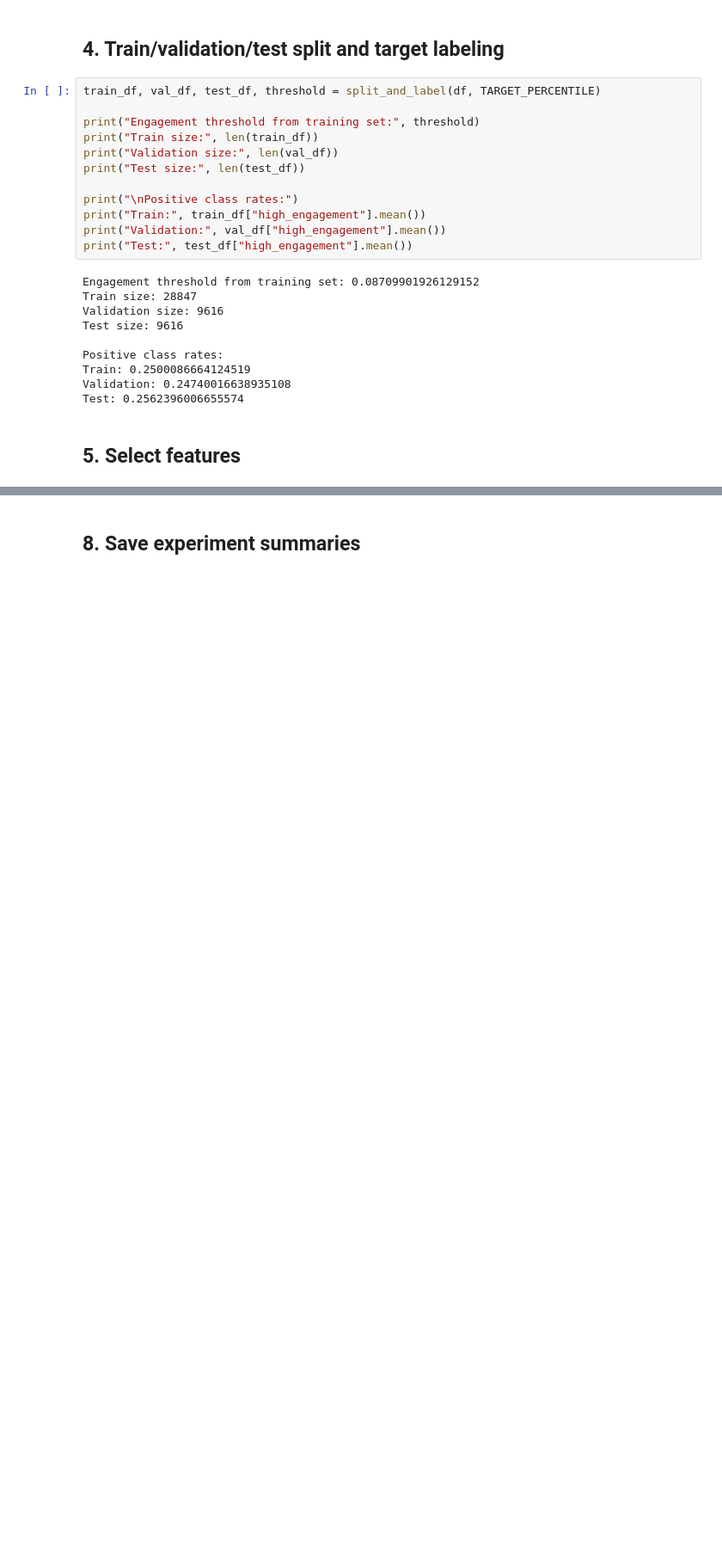
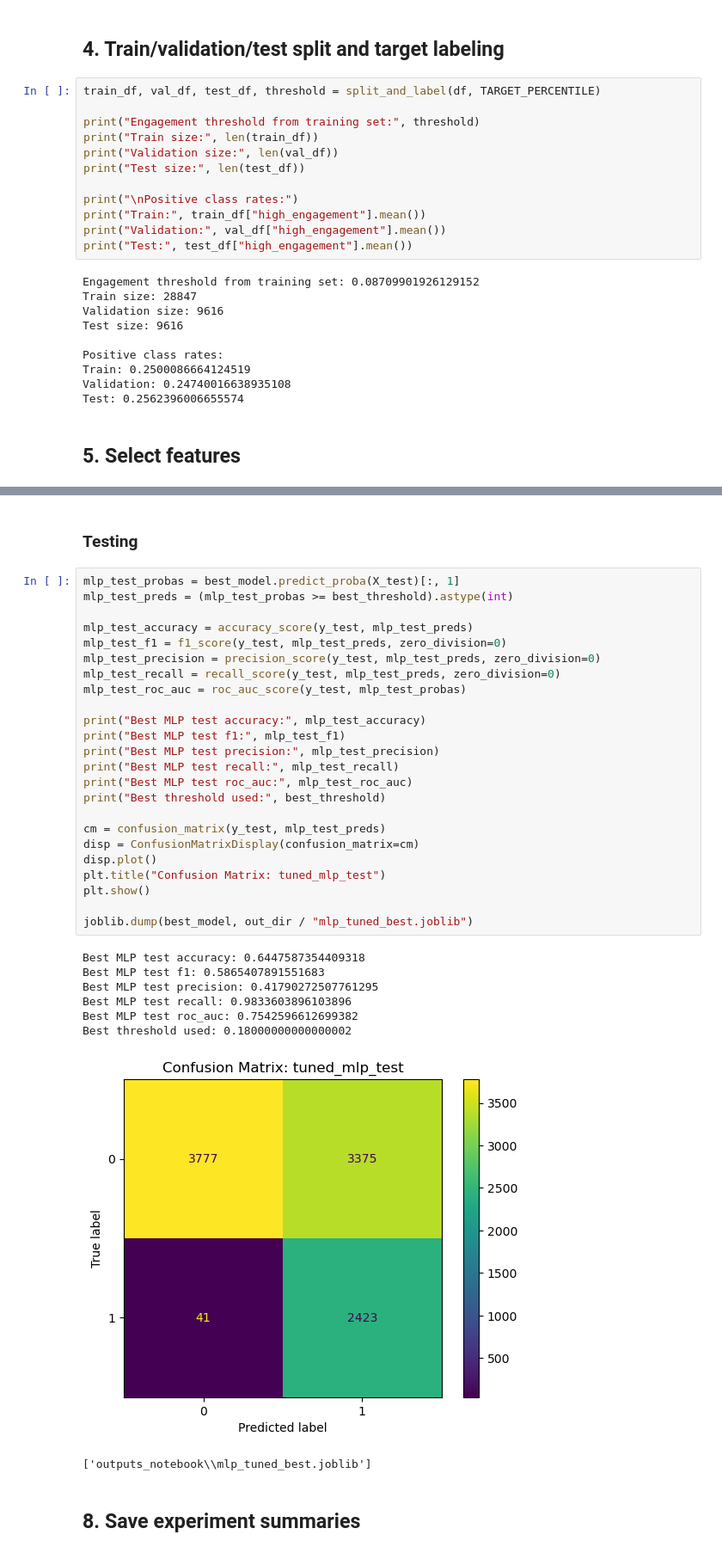
Before and after one commit to taps210/CSC753M, a Jupyter notebook: short_video_engagement_research.ipynb, the cells around one changed output, grey strips where cells are left out. Shown at 86% size. Saved outputs shown, nothing was run; the diff lists cells and outputs as text; blank space fills up the shorter version.

```diff
--- a/short_video_engagement_research.ipynb
+++ b/short_video_engagement_research.ipynb
@@ -626,3 +603,38 @@ Best model by validation ROC-AUC: mlp_existing_impl
+# %% [markdown]
+### Testing
+# %%
+mlp_test_probas = best_model.predict_proba(X_test)[:, 1]
+mlp_test_preds = (mlp_test_probas >= best_threshold).astype(int)
+
+mlp_test_accuracy = accuracy_score(y_test, mlp_test_preds)
+mlp_test_f1 = f1_score(y_test, mlp_test_preds, zero_division=0)
+mlp_test_precision = precision_score(y_test, mlp_test_preds, zero_division=0)
+mlp_test_recall = recall_score(y_test, mlp_test_preds, zero_division=0)
+mlp_test_roc_auc = roc_auc_score(y_test, mlp_test_probas)
+
+print("Best MLP test accuracy:", mlp_test_accuracy)
+print("Best MLP test f1:", mlp_test_f1)
+print("Best MLP test precision:", mlp_test_precision)
+print("Best MLP test recall:", mlp_test_recall)
+print("Best MLP test roc_auc:", mlp_test_roc_auc)
+print("Best threshold used:", best_threshold)
+
+cm = confusion_matrix(y_test, mlp_test_preds)
+disp = ConfusionMatrixDisplay(confusion_matrix=cm)
+disp.plot()
+plt.title("Confusion Matrix: tuned_mlp_test")
+plt.show()
+
+joblib.dump(best_model, out_dir / "mlp_tuned_best.joblib")
+# %% [output]
+Best MLP test accuracy: 0.6447587354409318
+Best MLP test f1: 0.5865407891551683
+Best MLP test precision: 0.41790272507761295
+Best MLP test recall: 0.9833603896103896
+Best MLP test roc_auc: 0.7542596612699382
+Best threshold used: 0.18000000000000002
+[figure, added]
+['outputs_notebook\\mlp_tuned_best.joblib']
 # %% [markdown]
 ## 8. Save experiment summaries
 # %%
```
Also changed, not shown: parts of 17 cells of this notebook, 12 other files.
